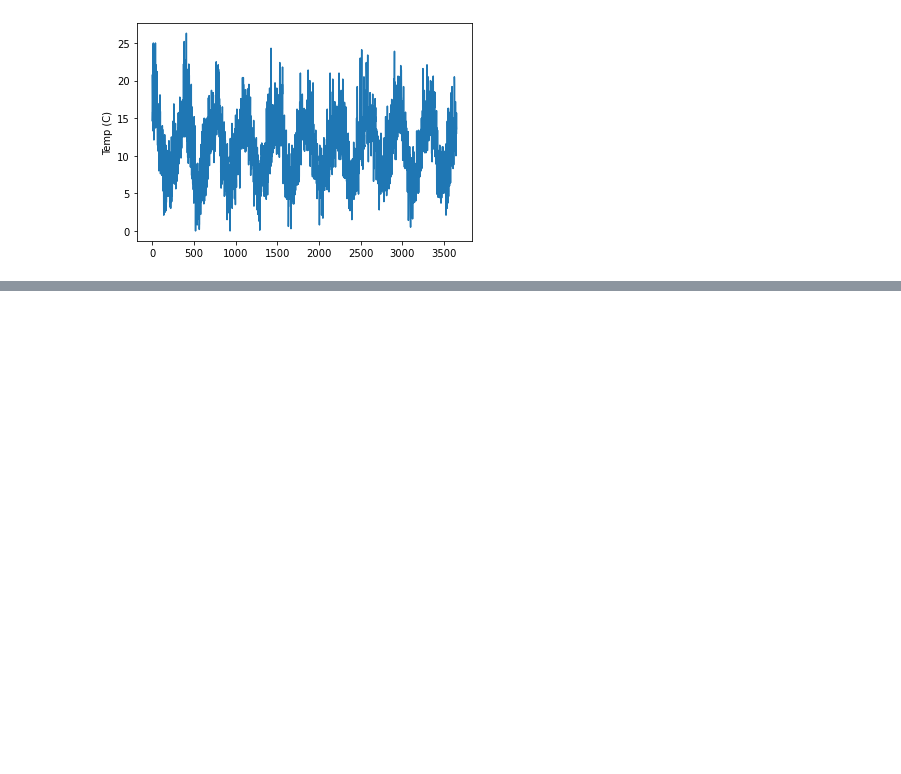
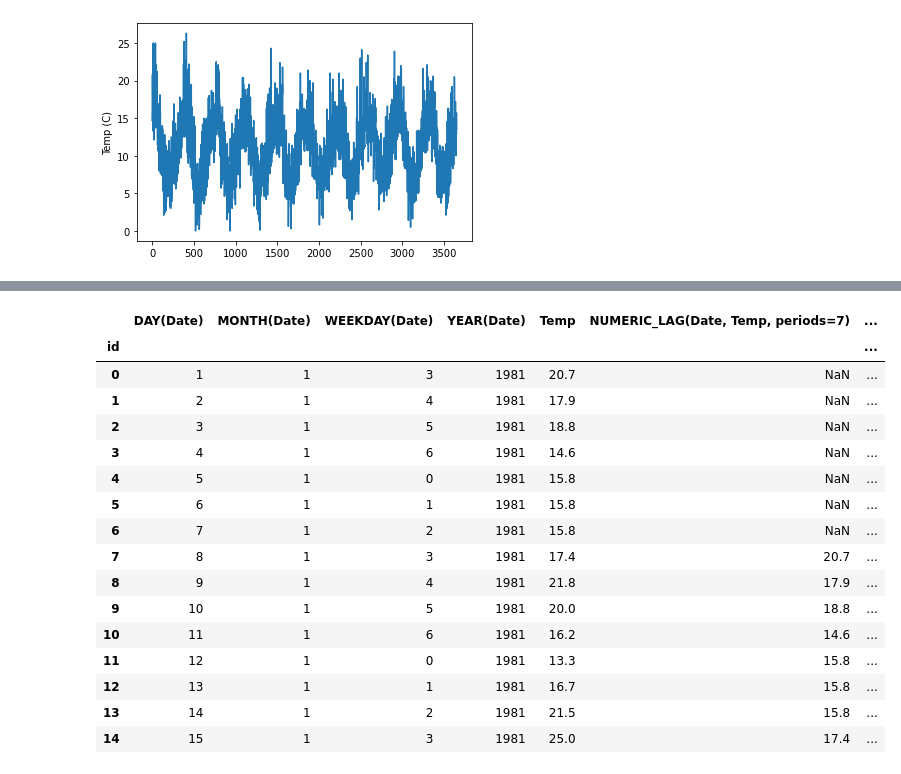
Before and after one commit to gabrielatrindade/feature-engineering, a Jupyter notebook: featuretools_timeseries_weather.ipynb, the cells around one changed output, grey strips where cells are left out. Cells and saved outputs as stored; diff of their text form; code cells hidden in the pictures; blank space fills up the shorter version.

Commit message:
Learning featuretools for time series problems

```diff
--- a/featuretools_timeseries_weather.ipynb
+++ b/featuretools_timeseries_weather.ipynb
@@ -81,0 +57,2 @@ window_length = 5
+# %%
+datetime_primitives = ["Day", "Year", "Weekday", "Month"]
@@ -81,0 +61,2 @@ window_length = 5
+# %%
+delaying_primitives = [NumericLag(periods=i + gap) for i in range(window_length)]
@@ -81,0 +75,8 @@ window_length = 5
+# %%
+rolling_mean_primitive = RollingMean(
+    window_length=window_length, gap=gap, min_periods=window_length
+)
+
+rolling_min_primitive = RollingMin(
+    window_length=window_length, gap=gap, min_periods=window_length
+)
@@ -81,0 +87,13 @@ window_length = 5
+# %%
+fm, f = ft.dfs(
+    entityset=es,
+    target_dataframe_name="temperatures",
+    trans_primitives=(
+        datetime_primitives
+        + delaying_primitives
+        + [rolling_mean_primitive, rolling_min_primitive]
+    ),
+    cutoff_time=pd.Timestamp("1987-1-30"),
+)
+
+f
@@ -81,0 +133,21 @@ window_length = 5
+# %%
+cols = [1,2,10,11,0,5,6,7,3,4,8,9]
+fm.iloc[:, cols].head(15)
+# %% [output]
+|  | DAY(Date) | MONTH(Date) | WEEKDAY(Date) | YEAR(Date) | Temp | NUMERIC_LAG(Date, Temp, periods=7) | ... |
+| id |  |  |  |  |  |  | ... |
+| 0 | 1 | 1 | 3 | 1981 | 20.7 | NaN | ... |
+| 1 | 2 | 1 | 4 | 1981 | 17.9 | NaN | ... |
+| 2 | 3 | 1 | 5 | 1981 | 18.8 | NaN | ... |
+| 3 | 4 | 1 | 6 | 1981 | 14.6 | NaN | ... |
+| 4 | 5 | 1 | 0 | 1981 | 15.8 | NaN | ... |
+| 5 | 6 | 1 | 1 | 1981 | 15.8 | NaN | ... |
+| 6 | 7 | 1 | 2 | 1981 | 15.8 | NaN | ... |
+| 7 | 8 | 1 | 3 | 1981 | 17.4 | 20.7 | ... |
+| 8 | 9 | 1 | 4 | 1981 | 21.8 | 17.9 | ... |
+| 9 | 10 | 1 | 5 | 1981 | 20.0 | 18.8 | ... |
+| 10 | 11 | 1 | 6 | 1981 | 16.2 | 14.6 | ... |
+| 11 | 12 | 1 | 0 | 1981 | 13.3 | 15.8 | ... |
+| 12 | 13 | 1 | 1 | 1981 | 16.7 | 15.8 | ... |
+| 13 | 14 | 1 | 2 | 1981 | 21.5 | 15.8 | ... |
+| 14 | 15 | 1 | 3 | 1981 | 25.0 | 17.4 | ... |
```
Also changed, not shown: parts of 17 cells of this notebook.
